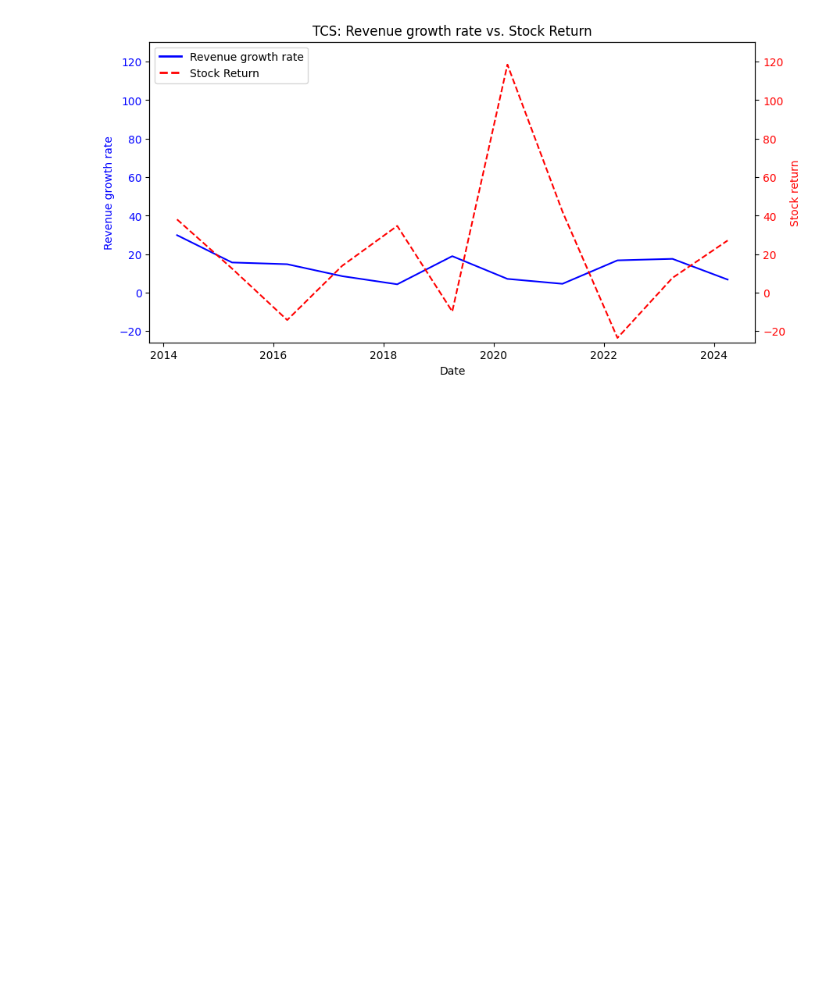
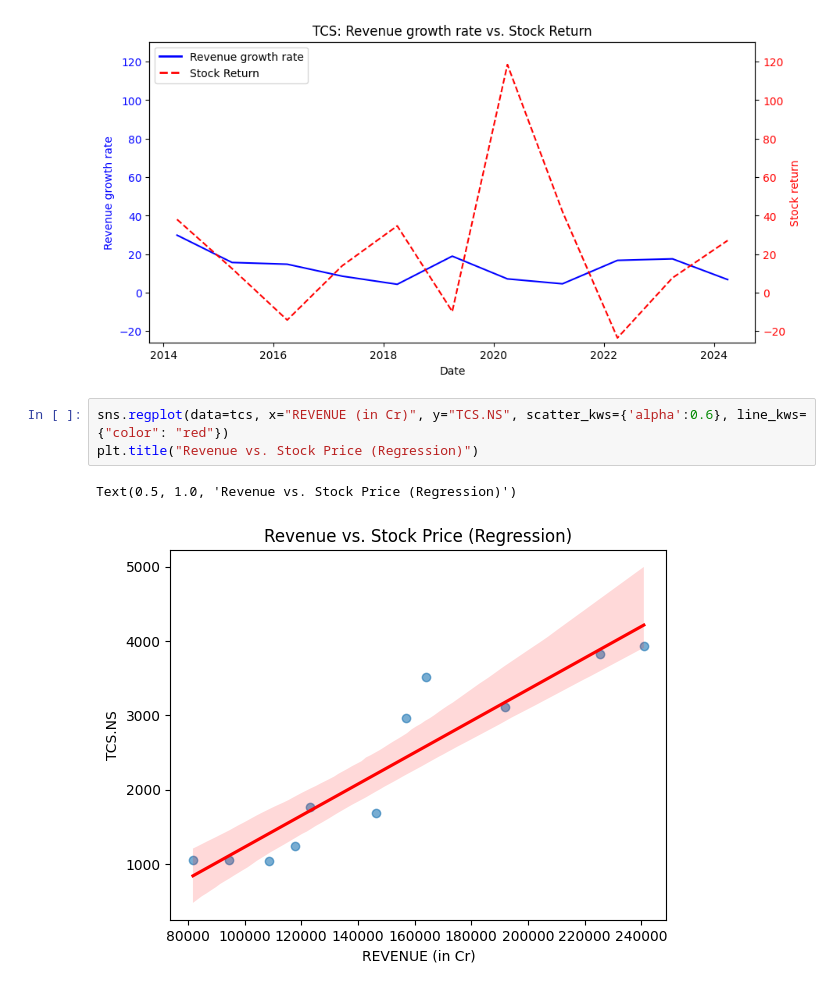
Before and after one commit to Shaurya-Saini/Indian-IT-Revenue-Stock-Analysis, a Jupyter notebook: TCS.ipynb, the cells around one changed output. Drawn from its saved outputs; the diff is of its cells as text; blank space fills up the shorter version.

```diff
--- a/TCS.ipynb
+++ b/TCS.ipynb
@@ -152,3 +152,9 @@ plt.title("TCS: Revenue growth rate vs. Stock Return")
 # %% [output]
 Text(0.5, 1.0, 'TCS: Revenue growth rate vs. Stock Return')
 [figure]
+# %%
+sns.regplot(data=tcs, x="REVENUE (in Cr)", y="TCS.NS", scatter_kws={'alpha':0.6}, line_kws={"color": "red"})
+plt.title("Revenue vs. Stock Price (Regression)")
+# %% [output]
+Text(0.5, 1.0, 'Revenue vs. Stock Price (Regression)')
+[figure, added]
```
Also changed, not shown: parts of 5 cells of this notebook, 2 other files.
